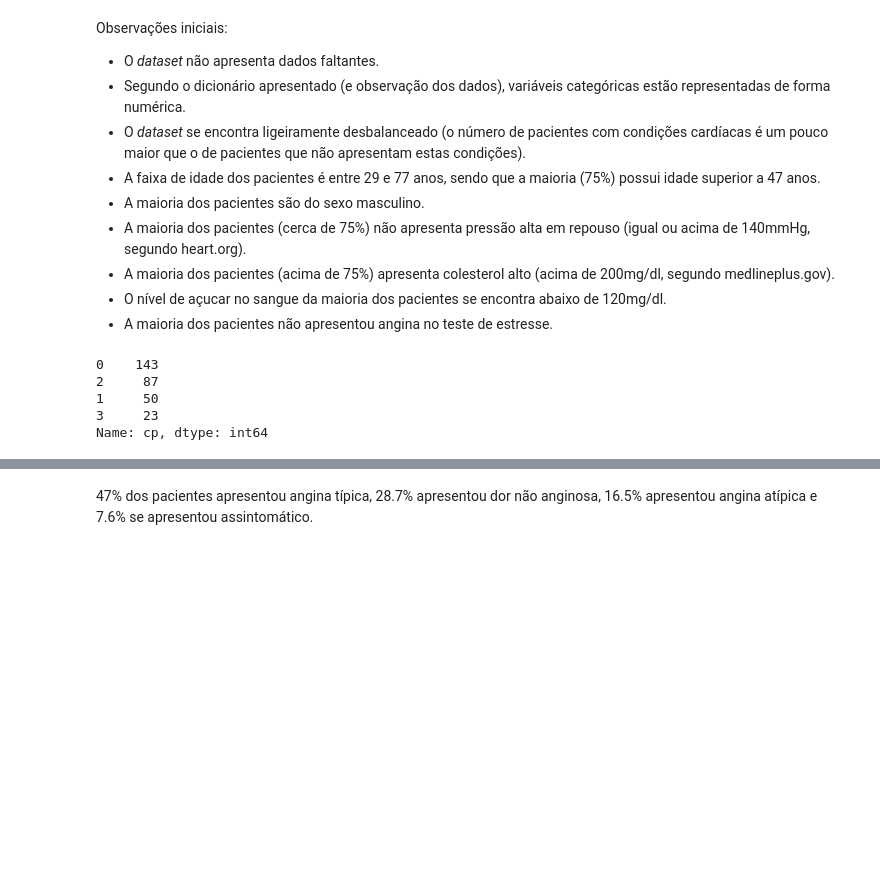
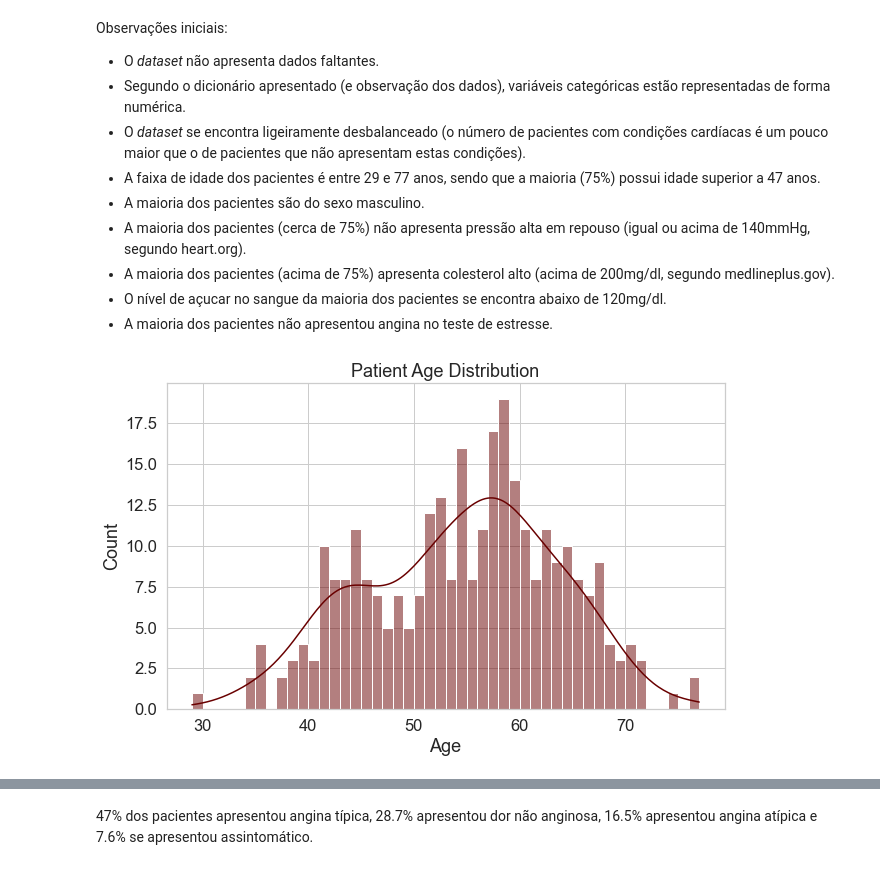
Before and after one commit to rfmf/ds_portfolio, a Jupyter notebook: EDA/Análise de Dados de Pacientes de Doenças Cardíacas/heart_disease_analysis.ipynb, the cells around one changed output, grey strips where cells are left out. Drawn from its saved outputs; the diff is of its cells as text; code cells hidden in the pictures; blank space fills up the shorter version.

Commit message:
Added a few histogram charts to the incomplete univariate analysis.

```diff
--- a/EDA/Análise de Dados de Pacientes de Doenças Cardíacas/heart_disease_analysis.ipynb
+++ b/EDA/Análise de Dados de Pacientes de Doenças Cardíacas/heart_disease_analysis.ipynb
@@ -111,11 +111,25 @@ Observações iniciais:
 - A maioria dos pacientes (acima de 75%) apresenta colesterol alto (acima de 200mg/dl, segundo medlineplus.gov).
 - O nível de açucar no sangue da maioria dos pacientes se encontra abaixo de 120mg/dl.
 - A maioria dos pacientes não apresentou angina no teste de estresse.
-# %%
-data['cp'].value_counts()
-# %% [output]
-0    143
-2     87
-1     50
-3     23
-Name: cp, dtype: int64
+# %%
+# Seaborn configurations
+fig_dims = (10, 6)
+
+sns.set_theme(
+    palette='hot',
+    style='whitegrid',
+    font_scale=1.5,
+    rc={'figure.figsize':fig_dims}
+)
+# %%
+age_plt = sns.histplot(
+    data=data,
+    x='age',
+    kde=True,
+    binwidth=1
+)
+
+age_plt.set(title='Patient Age Distribution', xlabel='Age')
+plt.show()
+# %% [output]
+[figure, added]
```
Also changed, not shown: parts of 4 cells of this notebook.
